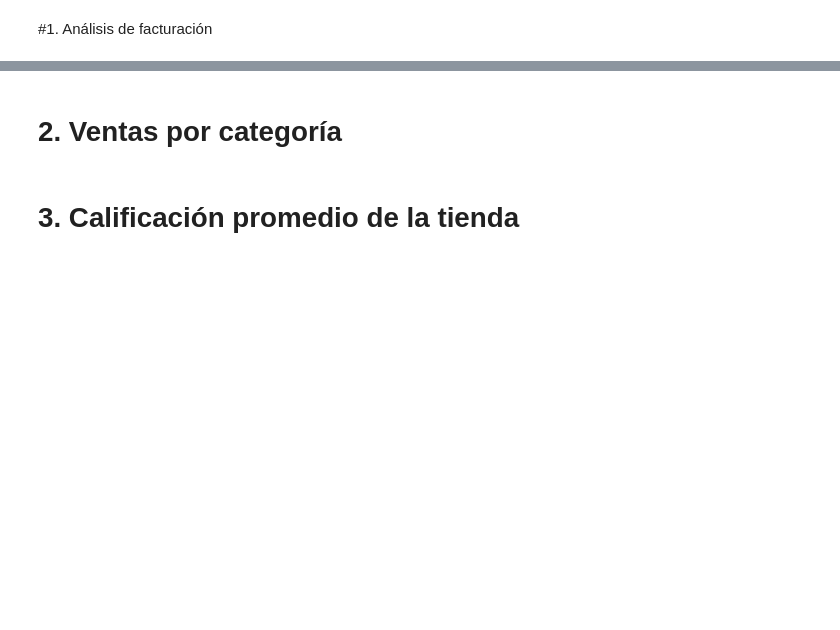
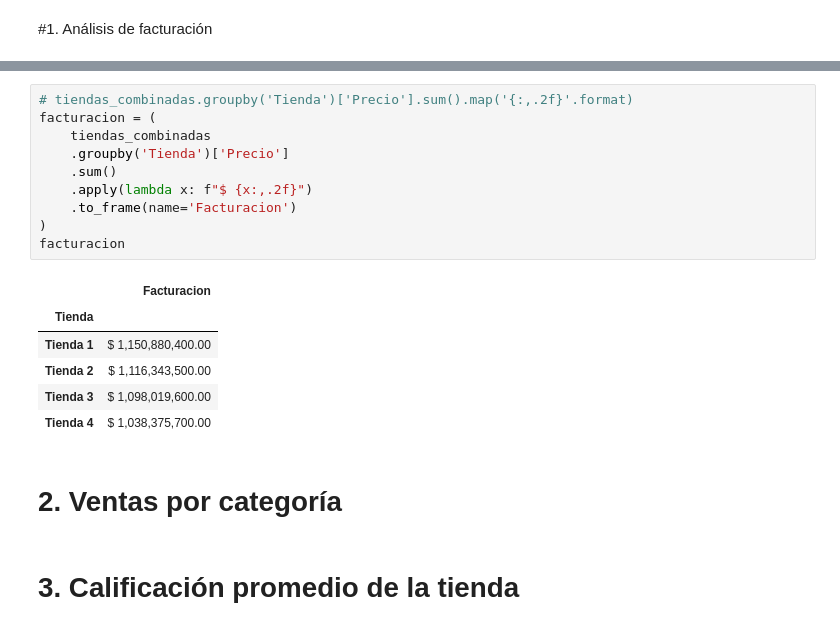
Before and after one commit to Arcturus26/Challenge-Alura-Store, a Jupyter notebook: AluraStoreLatam.ipynb, the cells around one changed output, grey strips where cells are left out. Drawn from its saved outputs; the diff is of its cells as text; blank space fills up the shorter version.

```diff
--- a/AluraStoreLatam.ipynb
+++ b/AluraStoreLatam.ipynb
@@ -28,3 +51,20 @@ tienda.head()
+# %%
+# tiendas_combinadas.groupby('Tienda')['Precio'].sum().map('{:,.2f}'.format)
+facturacion = (
+    tiendas_combinadas
+    .groupby('Tienda')['Precio']
+    .sum()
+    .apply(lambda x: f"$ {x:,.2f}")
+    .to_frame(name='Facturacion')
+)
+facturacion
+# %% [output]
+|  | Facturacion |
+| Tienda |  |
+| Tienda 1 | $ 1,150,880,400.00 |
+| Tienda 2 | $ 1,116,343,500.00 |
+| Tienda 3 | $ 1,098,019,600.00 |
+| Tienda 4 | $ 1,038,375,700.00 |
 # %% [markdown]
 # 2. Ventas por categoría
 # %% [markdown]
```
Also changed, not shown: parts of 2 cells of this notebook.
